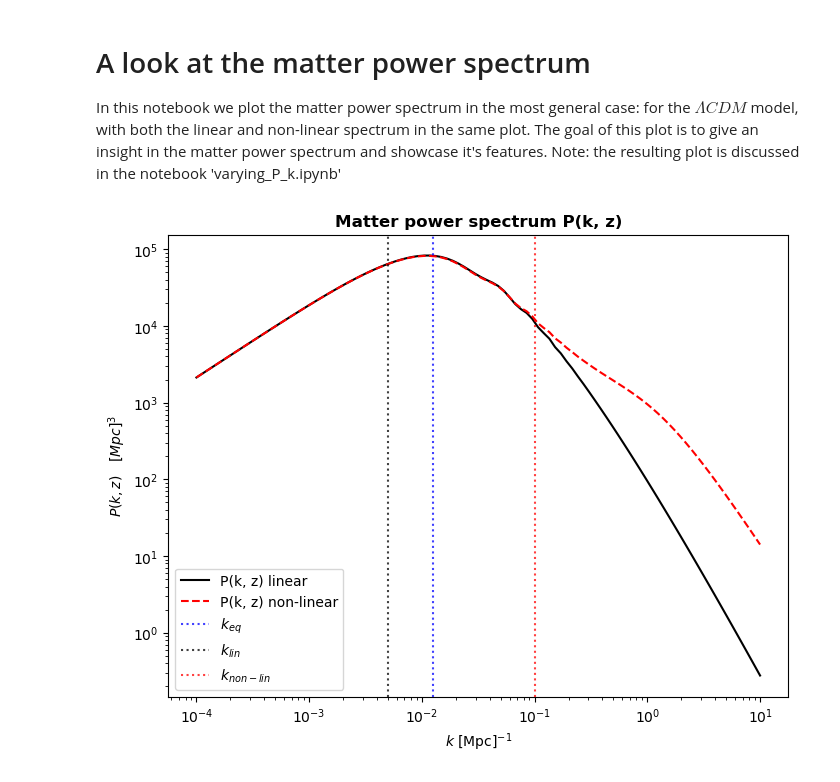
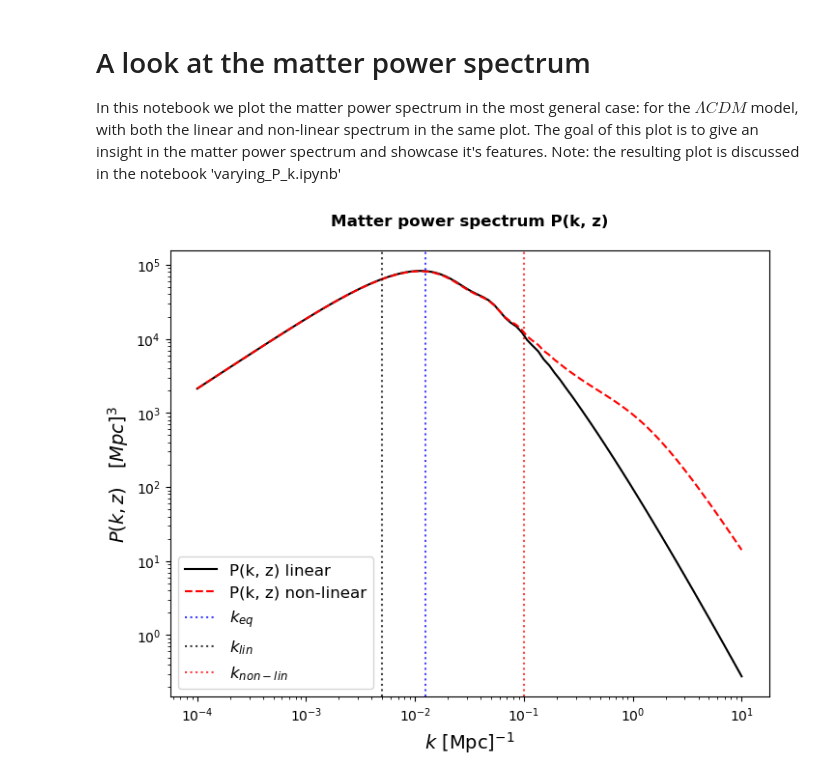
Before and after one commit to XanderHenrik/Masters-Project, a Jupyter notebook: notebooks/Starting notebooks/insight_P_k.ipynb, the cells around one changed output. Drawn from its saved outputs; the diff is of its cells as text; code cells hidden in the pictures.

Commit message:
Adjusted the 'insight plot' of the matter power spectrum to be more readable

```diff
--- a/notebooks/Starting notebooks/insight_P_k.ipynb
+++ b/notebooks/Starting notebooks/insight_P_k.ipynb
@@ -22,35 +22,35 @@ a = 1 # scale factor
 # The standard values, in a dictionary:
 pars = {r"Omega_c": 0.27, r"Omega_b": 0.045, r"h": 0.67, r"A_s": 2.1e-9, r"n_s": 0.96} # Here we have a reference list of the parameters. This will be altered slightly in the loop.
 
 # For elegance in our plot:
 keys = list(pars)
 keys[0], keys[1], keys[3], keys[4] = r"$\Omega_c$", r"$\Omega_b$", r"$A_s$", r"$n_s$"
 keys.append(r"$N_{eff}$")
 
 # Define the linear matter power spectrum for the "vanilla LCDM" model:
 cosmology = ccl.Cosmology(**pars)#Omega_c=0.27, Omega_b=0.045, h=0.67, A_s=2.1e-9, n_s=0.96) # , transfer_function='boltzmann_class') # , transfer_function="eisenstein_hu")
 vanilla_lcdm = ccl.linear_matter_power(cosmology, k, a)
 vanilla_lcdm_non_lin = ccl.nonlin_matter_power(cosmology, k, a)
 
 # Reference plot of linear and non-linear matter power spectrum:
 # Initiate the plot:
 plt.figure(figsize=(8, 6))
-plt.title("Matter power spectrum P(k, z)", weight='bold')
+plt.title("Matter power spectrum P(k, z)\n", weight='bold')
 
 # Plot the linear and non-linear matter power spectra of LCDM:
 plt.loglog(k, vanilla_lcdm, label='P(k, z) linear', color='k')
 plt.loglog(k, vanilla_lcdm_non_lin, label='P(k, z) non-linear', linestyle='dashed', color='r')
 
 # Now we plot some reference lines. NOTE: the values of these lines are purely chosen based on visual result and by no means the official values
 # These lines are just there to give the reader insight and a visual guideline:
 plt.axvline(x=0.0125, linestyle='dotted', color='b', label=r'$k_{eq}$', alpha=0.75)
 plt.axvline(x=0.005, linestyle='dotted', color='k', label=r'$k_{lin}$', alpha=0.75)
 plt.axvline(x=0.1, linestyle='dotted', color='r', label=r'$k_{non-lin}$', alpha=0.75)
 
 # For prettyness of the plot and readability:
-plt.legend(loc='lower left')
-plt.xlabel(r'$k$ [Mpc]$^{-1}$')
-plt.ylabel(r'$P(k, z)\quad [Mpc]^{3}$')
+plt.legend(loc='lower left', fontsize=12)
+plt.xlabel(r'$k$ [Mpc]$^{-1}$', fontsize=14)
+plt.ylabel(r'$P(k, z)\quad [Mpc]^{3}$', fontsize=14)
 plt.show()
 # %% [output]
-[figure, old version]
+[figure, new version]
```
